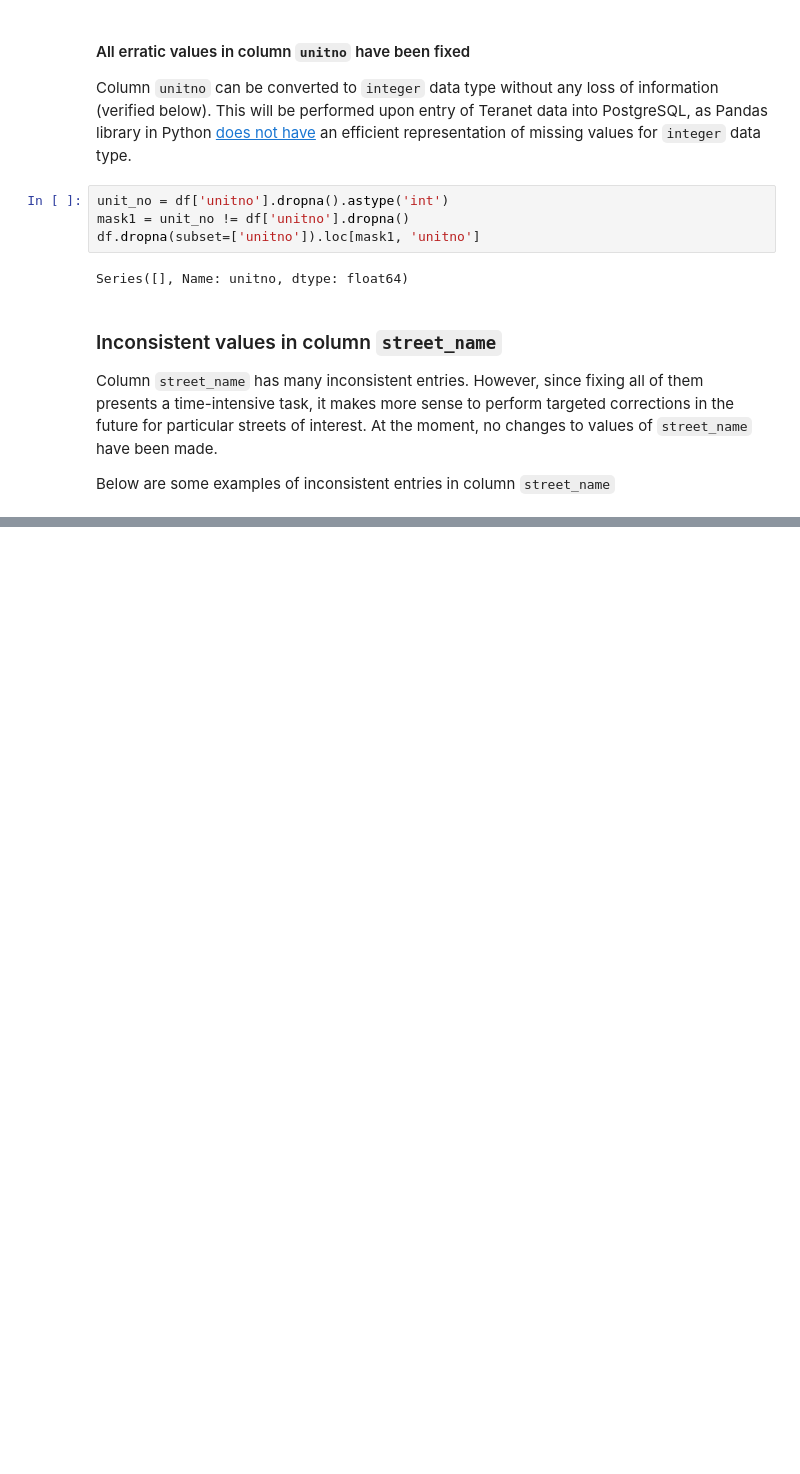
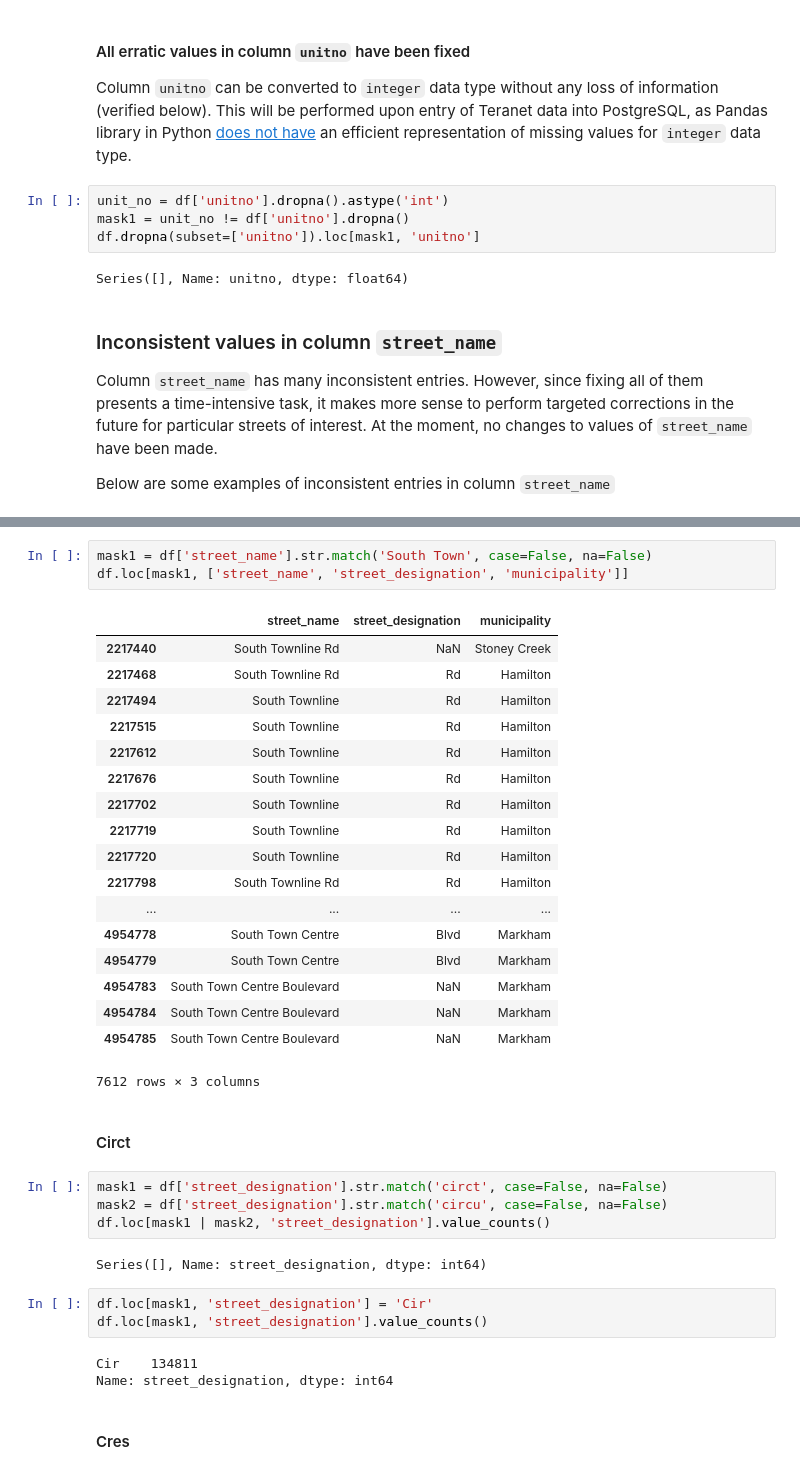
Before and after one commit to stepan-o/geo, a Jupyter notebook: notebooks/2.scrub/2.2_teranet_consistency.ipynb, the cells around one changed output, grey strips where cells are left out. Saved outputs shown, nothing was run; the diff lists cells and outputs as text; blank space fills up the shorter version.

```diff
--- a/notebooks/2.scrub/2.2_teranet_consistency.ipynb
+++ b/notebooks/2.scrub/2.2_teranet_consistency.ipynb
@@ -1259,0 +1450,38 @@ df[mask1]
+# %%
+mask1 = df['street_name'].str.match('South Town', case=False, na=False)
+df.loc[mask1, ['street_name', 'street_designation', 'municipality']]
+# %% [output]
+|  | street_name | street_designation | municipality |
+| 2217440 | South Townline Rd | NaN | Stoney Creek |
+| 2217468 | South Townline Rd | Rd | Hamilton |
+| 2217494 | South Townline | Rd | Hamilton |
+| 2217515 | South Townline | Rd | Hamilton |
+| 2217612 | South Townline | Rd | Hamilton |
+| 2217676 | South Townline | Rd | Hamilton |
+| 2217702 | South Townline | Rd | Hamilton |
+| 2217719 | South Townline | Rd | Hamilton |
+| 2217720 | South Townline | Rd | Hamilton |
+| 2217798 | South Townline Rd | Rd | Hamilton |
+| ... | ... | ... | ... |
+| 4954778 | South Town Centre | Blvd | Markham |
+| 4954779 | South Town Centre | Blvd | Markham |
+| 4954783 | South Town Centre Boulevard | NaN | Markham |
+| 4954784 | South Town Centre Boulevard | NaN | Markham |
+| 4954785 | South Town Centre Boulevard | NaN | Markham |
+7612 rows × 3 columns
+# %% [markdown]
+#### Circt
+# %%
+mask1 = df['street_designation'].str.match('circt', case=False, na=False)
+mask2 = df['street_designation'].str.match('circu', case=False, na=False)
+df.loc[mask1 | mask2, 'street_designation'].value_counts()
+# %% [output]
+Series([], Name: street_designation, dtype: int64)
+# %%
+df.loc[mask1, 'street_designation'] = 'Cir'
+df.loc[mask1, 'street_designation'].value_counts()
+# %% [output]
+Cir    134811
+Name: street_designation, dtype: int64
+# %% [markdown]
+#### Cres
```
Also changed, not shown: parts of 51 cells of this notebook.
